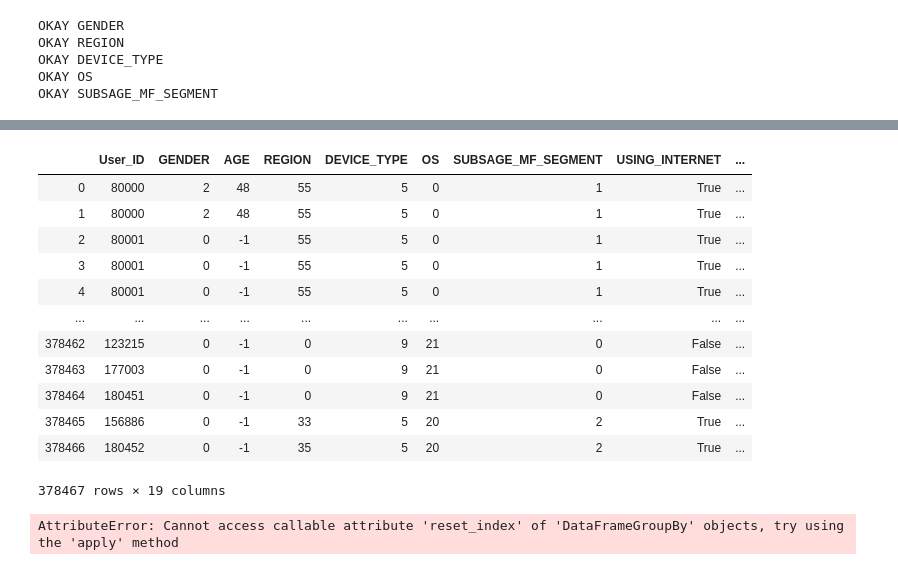
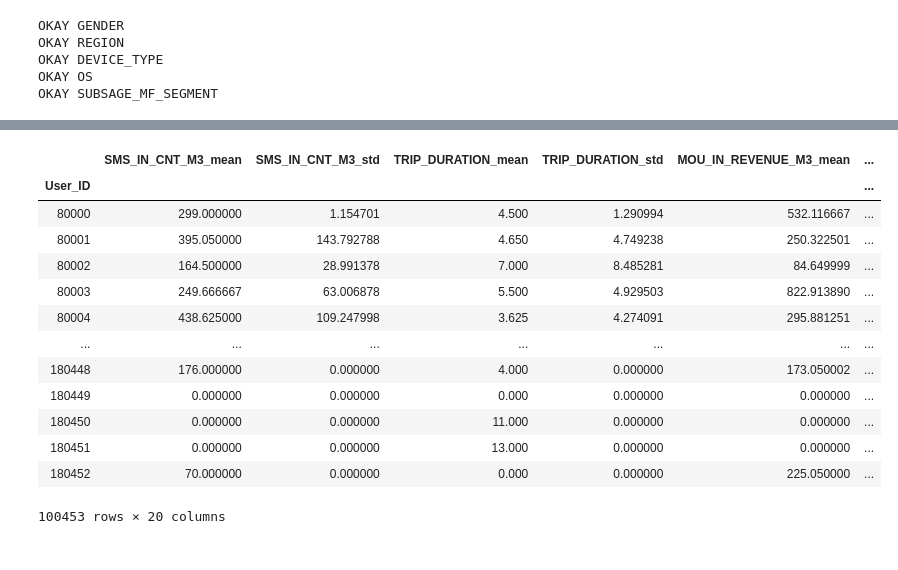
Before and after one commit to DKozl50/ThereAndNow, a Jupyter notebook: EDA.ipynb, the cells around one changed output, grey strips where cells are left out. Drawn from its saved outputs; the diff is of its cells as text; code cells hidden in the pictures.

```diff
--- a/EDA.ipynb
+++ b/EDA.ipynb
@@ -196,23 +205,41 @@ exp['User_ID'] = exp['User_ID'].astype('int32')
 exp['AGE'] = exp['AGE'].fillna(-1).astype('int8')
 exp['GENDER'] = exp['GENDER'].astype('int8')
 exp['REGION'] = exp['REGION'].astype('int8')
-# %%
-exp[exp.columns[:19]]
-# %% [output]
-|  | User_ID | GENDER | AGE | REGION | DEVICE_TYPE | OS | SUBSAGE_MF_SEGMENT | USING_INTERNET | ... |
-| 0 | 80000 | 2 | 48 | 55 | 5 | 0 | 1 | True | ... |
-| 1 | 80000 | 2 | 48 | 55 | 5 | 0 | 1 | True | ... |
-| 2 | 80001 | 0 | -1 | 55 | 5 | 0 | 1 | True | ... |
-| 3 | 80001 | 0 | -1 | 55 | 5 | 0 | 1 | True | ... |
-| 4 | 80001 | 0 | -1 | 55 | 5 | 0 | 1 | True | ... |
-| ... | ... | ... | ... | ... | ... | ... | ... | ... | ... |
-| 378462 | 123215 | 0 | -1 | 0 | 9 | 21 | 0 | False | ... |
-| 378463 | 177003 | 0 | -1 | 0 | 9 | 21 | 0 | False | ... |
-| 378464 | 180451 | 0 | -1 | 0 | 9 | 21 | 0 | False | ... |
-| 378465 | 156886 | 0 | -1 | 33 | 5 | 20 | 2 | True | ... |
-| 378466 | 180452 | 0 | -1 | 35 | 5 | 20 | 2 | True | ... |
-378467 rows × 19 columns
-# %%
-exp.groupby(['User_ID']).agg({'SMS_IN_CNT_M3' : [mean], })reset_index()
-# %% [output]
-AttributeError: Cannot access callable attribute 'reset_index' of 'DataFrameGroupBy' objects, try using the 'apply' method
+# %%
+tempo = exp.groupby(['User_ID']).agg({'SMS_IN_CNT_M3' : ['mean', 'std'],
+                                      'TRIP_DURATION' : ['mean', 'std'],
+                                      'MOU_IN_REVENUE_M3' : ['mean', 'std'],
+                                      'MOU_OUT_REVENUE_M3' : ['mean', 'std'],
+                                      'DOU_DURATION_M3' : ['mean', 'std'],
+                                      'ARPU_M3' : ['mean', 'std']
+                                     })
+foo = lambda x : "_".join(x) if x[1]!="" else x[0]
+tempo.columns = [foo(x) for x in tempo.columns.ravel()]
+
+user_to_flights = exp.groupby(['User_ID'])[exp.columns[18:]].sum().values
+#user_to_mostfreq_country = countries[user_to_flights.argsort(axis=1)[-3:][::-1]]
+user_to_mostfreq_country = countries[user_to_flights.argmax(axis=1)]
+
+tempo['most_freq'] = user_to_mostfreq_country
+user_data = tempo.join(exp.groupby(['User_ID']).agg({'GENDER' : 'max', 'AGE' : 'max', 'REGION' : 'max',
+                              'DEVICE_TYPE' : 'max', 'OS' : 'max', 'SUBSAGE_MF_SEGMENT' : 'max',
+                              'USING_INTERNET' : 'max'}))
+del tempo
+user_data.fillna(0, inplace=True)
+# %%
+user_data
+# %% [output]
+|  | SMS_IN_CNT_M3_mean | SMS_IN_CNT_M3_std | TRIP_DURATION_mean | TRIP_DURATION_std | MOU_IN_REVENUE_M3_mean | ... |
+| User_ID |  |  |  |  |  | ... |
+| 80000 | 299.000000 | 1.154701 | 4.500 | 1.290994 | 532.116667 | ... |
+| 80001 | 395.050000 | 143.792788 | 4.650 | 4.749238 | 250.322501 | ... |
+| 80002 | 164.500000 | 28.991378 | 7.000 | 8.485281 | 84.649999 | ... |
+| 80003 | 249.666667 | 63.006878 | 5.500 | 4.929503 | 822.913890 | ... |
+| 80004 | 438.625000 | 109.247998 | 3.625 | 4.274091 | 295.881251 | ... |
+| ... | ... | ... | ... | ... | ... | ... |
+| 180448 | 176.000000 | 0.000000 | 4.000 | 0.000000 | 173.050002 | ... |
+| 180449 | 0.000000 | 0.000000 | 0.000 | 0.000000 | 0.000000 | ... |
+| 180450 | 0.000000 | 0.000000 | 11.000 | 0.000000 | 0.000000 | ... |
+| 180451 | 0.000000 | 0.000000 | 13.000 | 0.000000 | 0.000000 | ... |
+| 180452 | 70.000000 | 0.000000 | 0.000 | 0.000000 | 225.050000 | ... |
+100453 rows × 20 columns
```
Also changed, not shown: parts of 14 cells of this notebook.
